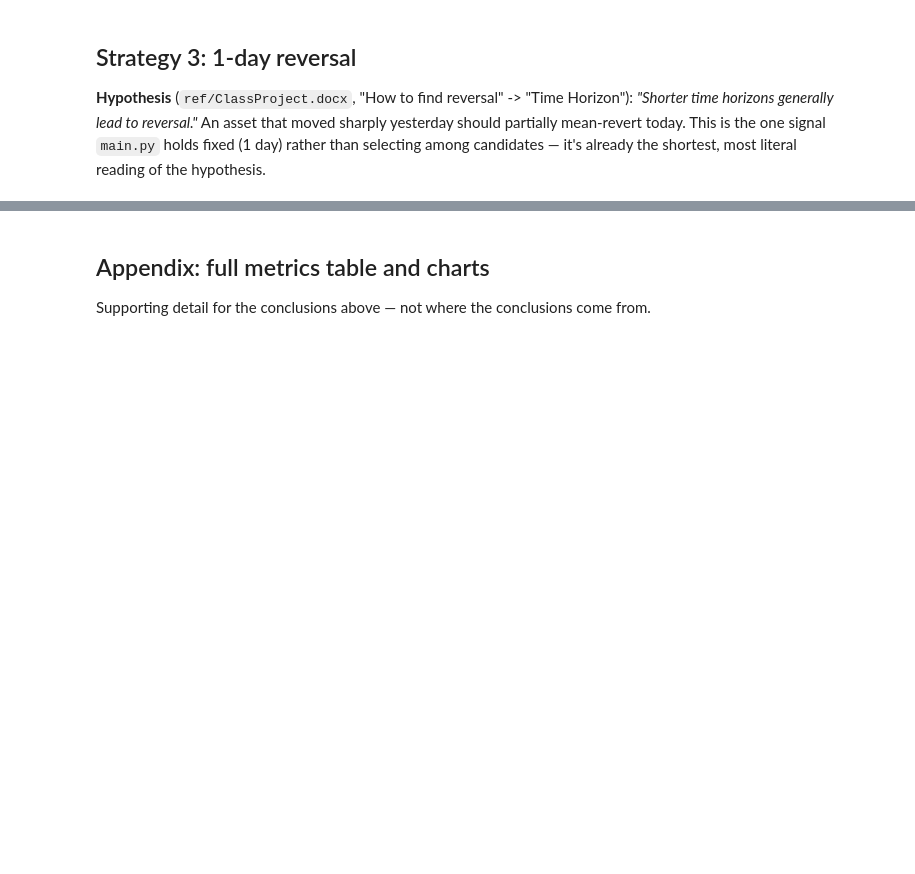
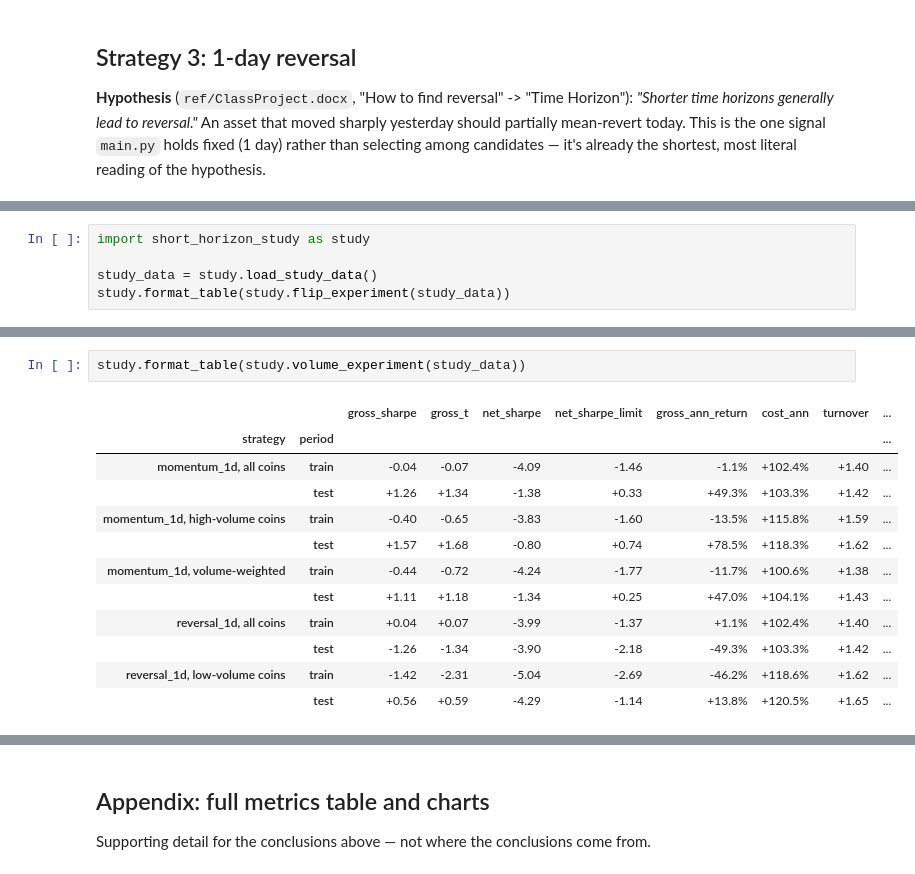
Before and after one commit to ravirajlondhepatil/quant-class-project, a Jupyter notebook: notebooks/performance_summary.ipynb, the cells around one changed output, grey strips where cells are left out. Cells and saved outputs as stored; diff of their text form; blank space fills up the shorter version.

```diff
--- a/notebooks/performance_summary.ipynb
+++ b/notebooks/performance_summary.ipynb
@@ -269,0 +353,5 @@ away the dominant strategy's structural loss.
+# %%
+import short_horizon_study as study
+
+study_data = study.load_study_data()
+study.format_table(study.flip_experiment(study_data))
@@ -269,0 +487,15 @@ away the dominant strategy's structural loss.
+# %%
+study.format_table(study.volume_experiment(study_data))
+# %% [output]
+|  |  | gross_sharpe | gross_t | net_sharpe | net_sharpe_limit | gross_ann_return | cost_ann | turnover | ... |
+| strategy | period |  |  |  |  |  |  |  | ... |
+| momentum_1d, all coins | train | -0.04 | -0.07 | -4.09 | -1.46 | -1.1% | +102.4% | +1.40 | ... |
+|  | test | +1.26 | +1.34 | -1.38 | +0.33 | +49.3% | +103.3% | +1.42 | ... |
+| momentum_1d, high-volume coins | train | -0.40 | -0.65 | -3.83 | -1.60 | -13.5% | +115.8% | +1.59 | ... |
+|  | test | +1.57 | +1.68 | -0.80 | +0.74 | +78.5% | +118.3% | +1.62 | ... |
+| momentum_1d, volume-weighted | train | -0.44 | -0.72 | -4.24 | -1.77 | -11.7% | +100.6% | +1.38 | ... |
+|  | test | +1.11 | +1.18 | -1.34 | +0.25 | +47.0% | +104.1% | +1.43 | ... |
+| reversal_1d, all coins | train | +0.04 | +0.07 | -3.99 | -1.37 | +1.1% | +102.4% | +1.40 | ... |
+|  | test | -1.26 | -1.34 | -3.90 | -2.18 | -49.3% | +103.3% | +1.42 | ... |
+| reversal_1d, low-volume coins | train | -1.42 | -2.31 | -5.04 | -2.69 | -46.2% | +118.6% | +1.62 | ... |
+|  | test | +0.56 | +0.59 | -4.29 | -1.14 | +13.8% | +120.5% | +1.65 | ... |
```
Also changed, not shown: parts of 28 cells of this notebook, 7 other files.
